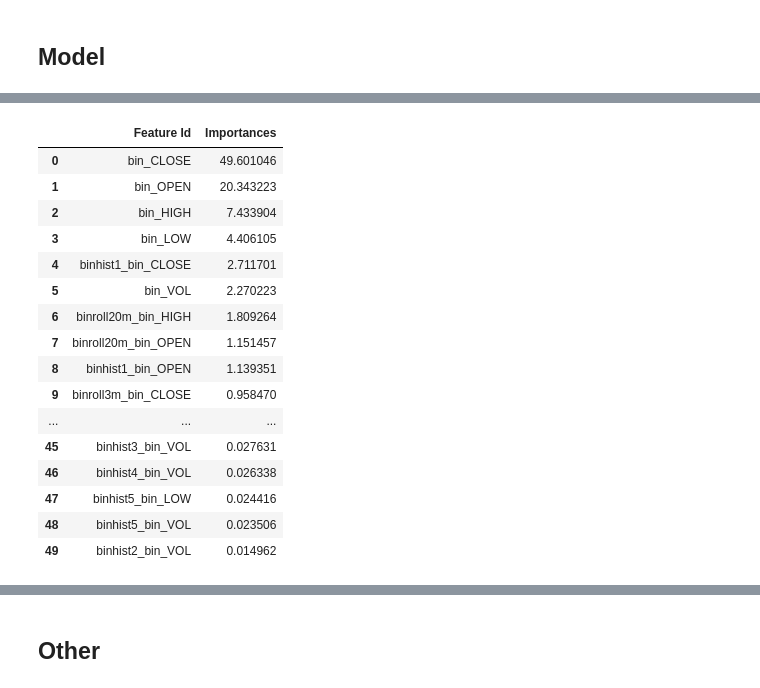
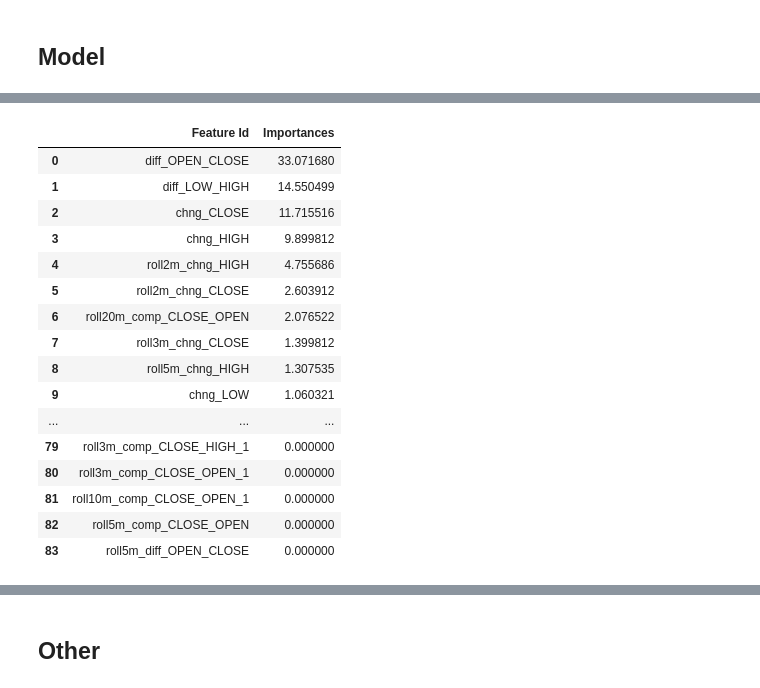
Before and after one commit to showeye/wse_analytics, a Jupyter notebook: bossa.ipynb, the cells around one changed output, grey strips where cells are left out. Cells and saved outputs as stored; diff of their text form; code cells hidden in the pictures.

```diff
--- a/bossa.ipynb
+++ b/bossa.ipynb
@@ -477 +502,30 @@ train_cols = train_cols_limited
+# %%
+store_dict = dict()
+# %%
+df_merged = pd.DataFrame()
+
+if 'store_dict' not in locals():
+    store_dict = dict()
+
+for p in tqdm(skaner_df_see.ticker.values):
+
+    try:
+        df = store_dict[p].copy()
+
+    except:
+        df = prepare_data(p)
+        store_dict[p] = df.copy()
+
+    df = transform_one_paper_ch(df)
+    df = df.dropna()
+
+    df_merged = pd.concat([df_merged, df])
+    del df
+# %%
+df = df_merged.copy()
+
+#df_merged.loc[:, ['TICKER','bin_OPEN']].iloc[125:200,:].groupby('TICKER').shift(1)
+#df_merged.loc[:, 'target'] = df_merged.loc[:, 'bin_OPEN'].shift(-1)
+
+train_cols = [c for c in df.columns if ('chng' in c) | ('move' in c) | ('comp' in c) | ('fut' in c) | ('diff' in c)]
 # %%
@@ -484,9 +540,16 @@ eval_labels = df.loc[df.index >= cut_date,'target'].values
 # Initialize CatBoostClassifier
 model = CatBoostClassifier(iterations=2000,
                            learning_rate=0.05,
-                           depth=4,
+                           depth=3,
                           thread_count=4,
                           eval_metric='AUC')
+
+# # # Initialize CatBoostClassifier
+# model = CatBoostRegressor(iterations=2000,
+#                            learning_rate=0.05,
+#                            depth=3,
+#                           thread_count=4,
+#                           eval_metric='RMSE')
 # %%
 model.fit(train_data, train_labels,
           eval_set=(eval_data[:-1], eval_labels[:-1]),
@@ -512,24 +575,24 @@ Shrink model to first 1259 iterations.
 <catboost.core.CatBoostClassifier at 0x...>
 # %%
-model.get_feature_importance(prettified=True)
+model.get_feature_importance(prettified=True).head(100)
 # %% [output]
 |  | Feature Id | Importances |
-| 0 | bin_CLOSE | 49.601046 |
-| 1 | bin_OPEN | 20.343223 |
-| 2 | bin_HIGH | 7.433904 |
-| 3 | bin_LOW | 4.406105 |
-| 4 | binhist1_bin_CLOSE | 2.711701 |
-| 5 | bin_VOL | 2.270223 |
-| 6 | binroll20m_bin_HIGH | 1.809264 |
-| 7 | binroll20m_bin_OPEN | 1.151457 |
-| 8 | binhist1_bin_OPEN | 1.139351 |
-| 9 | binroll3m_bin_CLOSE | 0.958470 |
+| 0 | diff_OPEN_CLOSE | 33.071680 |
+| 1 | diff_LOW_HIGH | 14.550499 |
+| 2 | chng_CLOSE | 11.715516 |
+| 3 | chng_HIGH | 9.899812 |
+| 4 | roll2m_chng_HIGH | 4.755686 |
+| 5 | roll2m_chng_CLOSE | 2.603912 |
+| 6 | roll20m_comp_CLOSE_OPEN | 2.076522 |
+| 7 | roll3m_chng_CLOSE | 1.399812 |
+| 8 | roll5m_chng_HIGH | 1.307535 |
+| 9 | chng_LOW | 1.060321 |
 | ... | ... | ... |
-| 45 | binhist3_bin_VOL | 0.027631 |
-| 46 | binhist4_bin_VOL | 0.026338 |
-| 47 | binhist5_bin_LOW | 0.024416 |
-| 48 | binhist5_bin_VOL | 0.023506 |
-| 49 | binhist2_bin_VOL | 0.014962 |
+| 79 | roll3m_comp_CLOSE_HIGH_1 | 0.000000 |
+| 80 | roll3m_comp_CLOSE_OPEN_1 | 0.000000 |
+| 81 | roll10m_comp_CLOSE_OPEN_1 | 0.000000 |
+| 82 | roll5m_comp_CLOSE_OPEN | 0.000000 |
+| 83 | roll5m_diff_OPEN_CLOSE | 0.000000 |
 # %%
 imp = model.get_feature_importance(prettified=True)
 # %%
```
Also changed, not shown: parts of 66 cells of this notebook.
